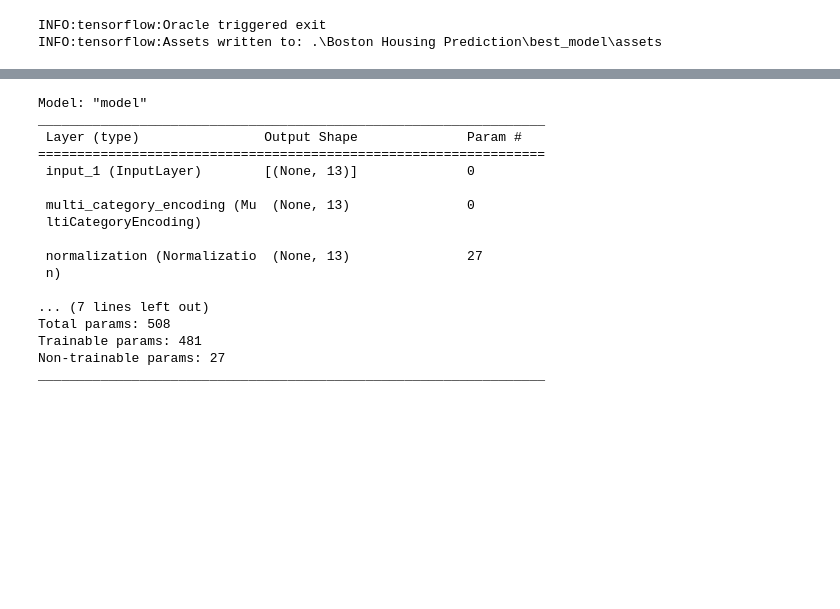
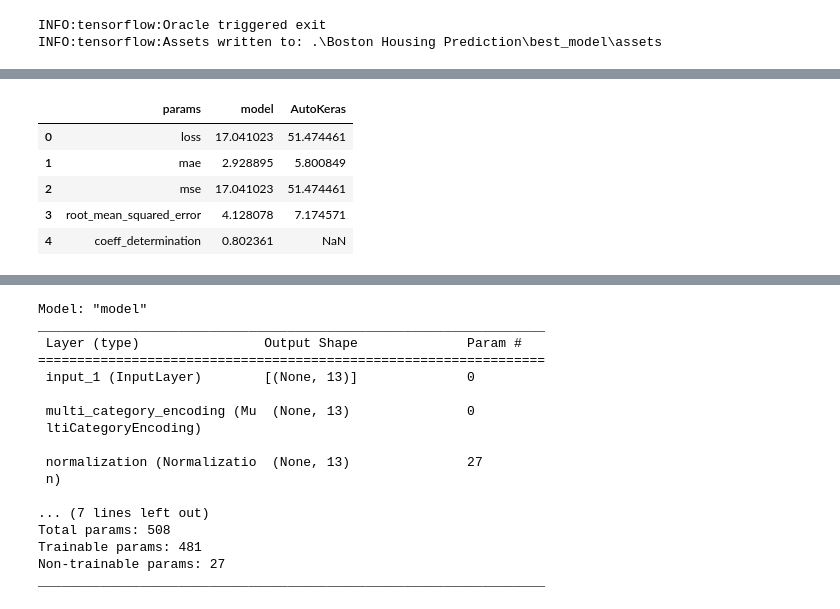
Before and after one commit to eiki-takeuchi/ml-project, a Jupyter notebook: Boston Housing Prediction.ipynb, the cells around one changed output, grey strips where cells are left out. Saved outputs shown, nothing was run; the diff lists cells and outputs as text; code cells hidden in the pictures; blank space fills up the shorter version.

```diff
--- a/Boston Housing Prediction.ipynb
+++ b/Boston Housing Prediction.ipynb
@@ -93,0 +133,7 @@ dict_keys(['loss', 'mae', 'val_loss', 'val_mae'])
+# %%
+# Evaluation with standardized dataset.
+evaluate_result = model.evaluate(test_dataset_x, test_dataset_y)
+zipped_result = pd.DataFrame(zip(hist.history.keys(), evaluate_result))
+
+zipped_result.columns = ['params', 'model']
+zipped_result
@@ -162,0 +227,6 @@ dict_keys(['loss', 'mean_absolute_error', 'mean_squared_error', 'root_mean_squar
+# %%
+# Evaluate.
+auto_keras_evaluate_result = auto_keras_model.evaluate(test_dataset_x, test_dataset_y)
+auto_keras_zipped_result = pd.DataFrame(zip(auto_keras_hist.history.keys(), auto_keras_evaluate_result))
+auto_keras_zipped_result.columns = ['Params', 'AutoKeras']
+auto_keras_zipped_result
@@ -163,2 +240,12 @@ dict_keys(['loss', 'mean_absolute_error', 'mean_squared_error', 'root_mean_squar
+# %%
+# Compare with simple model and autokeras.
+pd.concat([zipped_result, auto_keras_zipped_result['AutoKeras']], axis=1)
+# %% [output]
+|  | params | model | AutoKeras |
+| 0 | loss | 17.041023 | 51.474461 |
+| 1 | mae | 2.928895 | 5.800849 |
+| 2 | mse | 17.041023 | 51.474461 |
+| 3 | root_mean_squared_error | 4.128078 | 7.174571 |
+| 4 | coeff_determination | 0.802361 | NaN |
 # %%
 # Showing graphs.
```
Also changed, not shown: parts of 26 cells of this notebook.
